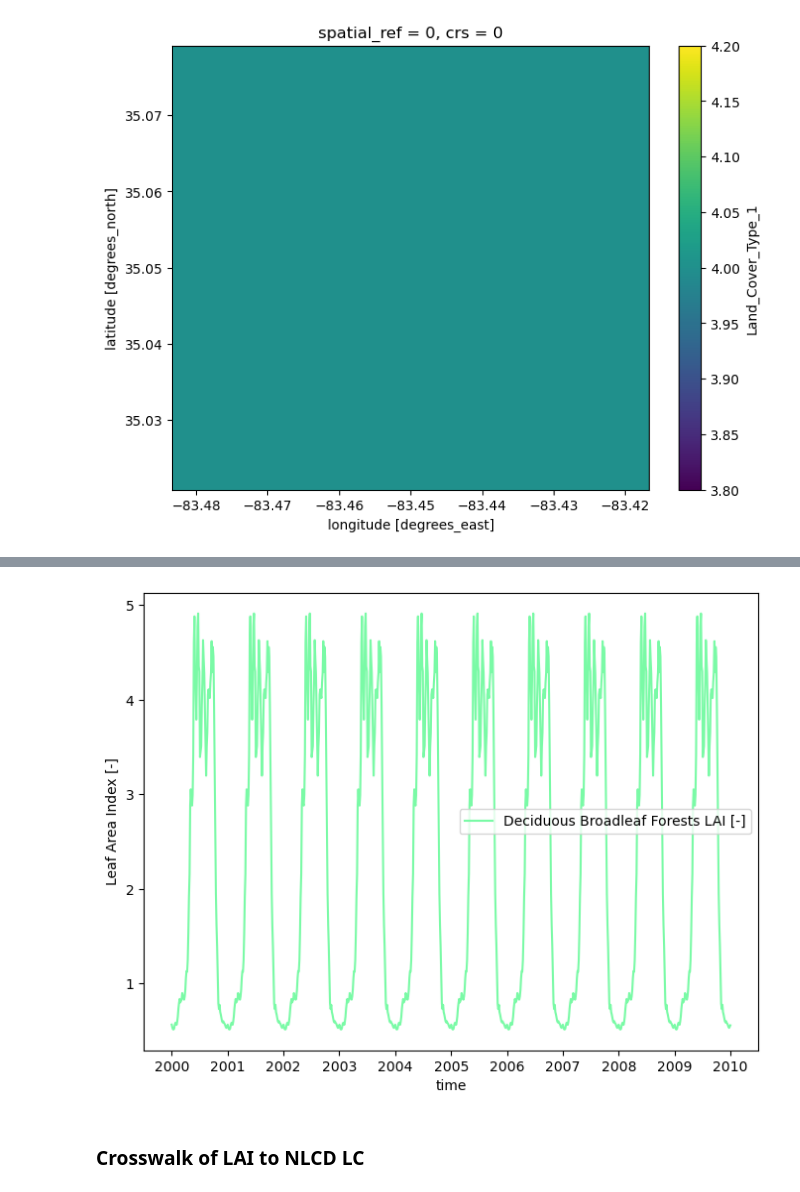
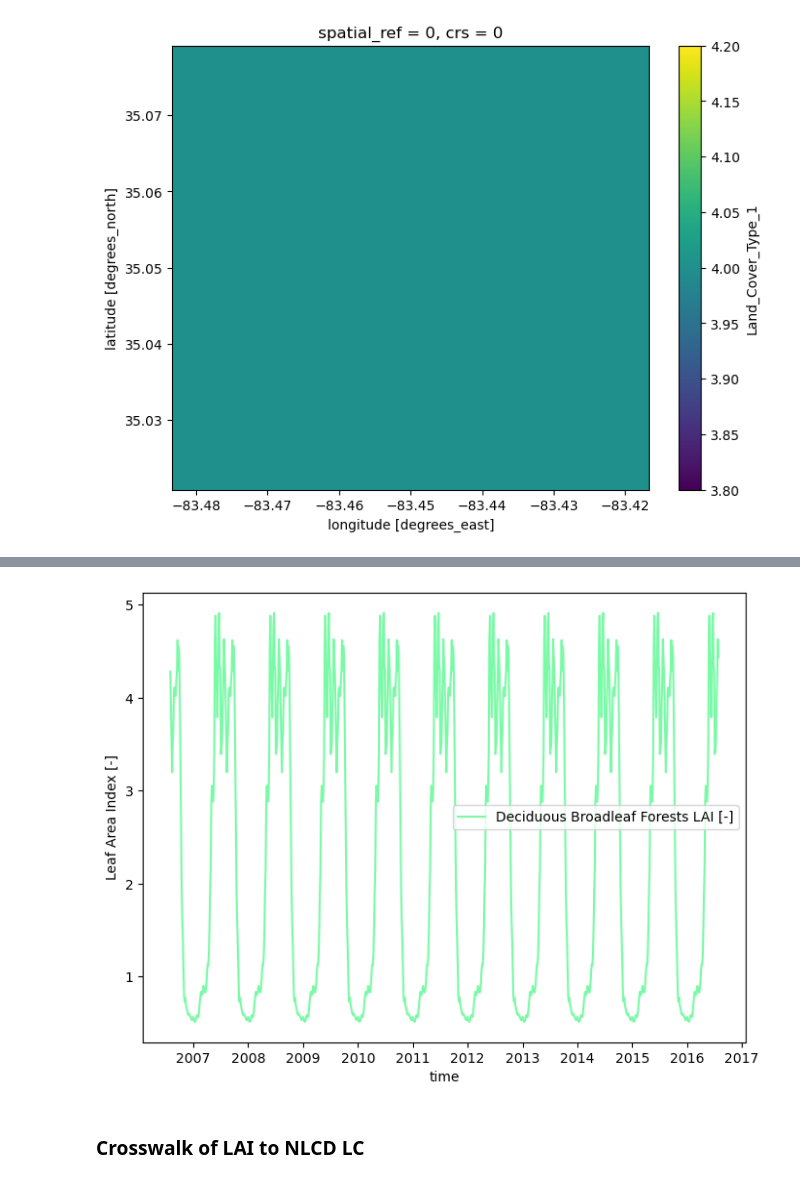
Before and after one commit to environmental-modeling-workflows/watershed-workflow, a Jupyter notebook: examples/Coweeta/coweeta_ats.ipynb, the cells around one changed output, grey strips where cells are left out. Drawn from its saved outputs; the diff is of its cells as text; code cells hidden in the pictures.

```diff
--- a/examples/Coweeta/coweeta_ats.ipynb
+++ b/examples/Coweeta/coweeta_ats.ipynb
@@ -653,8 +649,8 @@ watershed_workflow.land_cover_properties.plotLAI(modis_lai_smoothed, indices='MO
 [figure]
 # %%
 # compute a typical year
-modis_lai_typical = watershed_workflow.data.computeAverageYear(modis_lai_smoothed, 'time', output_nyears=10,
-                                                                  start_year=2000)
+steadystate_td = datetime.timedelta(days=nyears_cyclic_steadystate*365)
+modis_lai_typical = watershed_workflow.data.computeAverageYear(modis_lai_smoothed, start-steadystate_td, output_nyears=10)
 
 output_filenames['modis_lai_cyclic_steadystate'] = toOutput(f'{name}_LAI_MODIS_CyclicSteadystate.h5')
 watershed_workflow.io.writeTimeseriesToHDF5(output_filenames['modis_lai_cyclic_steadystate'], modis_lai_typical)
@@ -664,4 +660,4 @@ watershed_workflow.land_cover_properties.plotLAI(modis_lai_typical, indices='MOD
-[figure, old version]
+[figure, new version]
 # %% [markdown]
 ### Crosswalk of LAI to NLCD LC
 # %%
```
Also changed, not shown: parts of 35 cells of this notebook, 17 other files.
